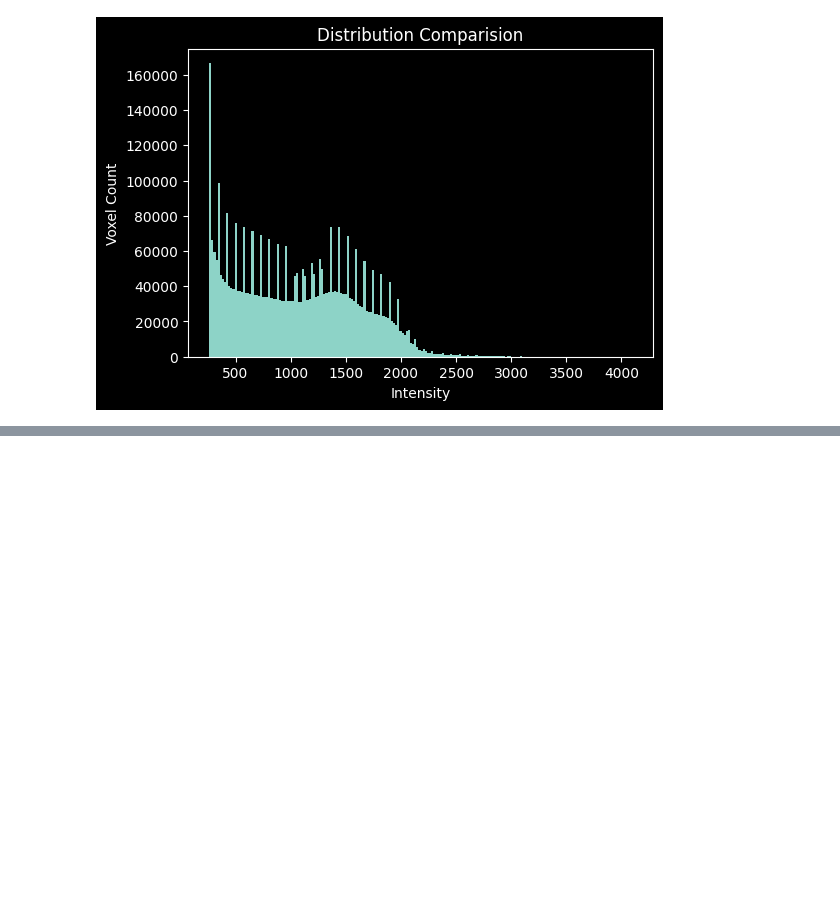
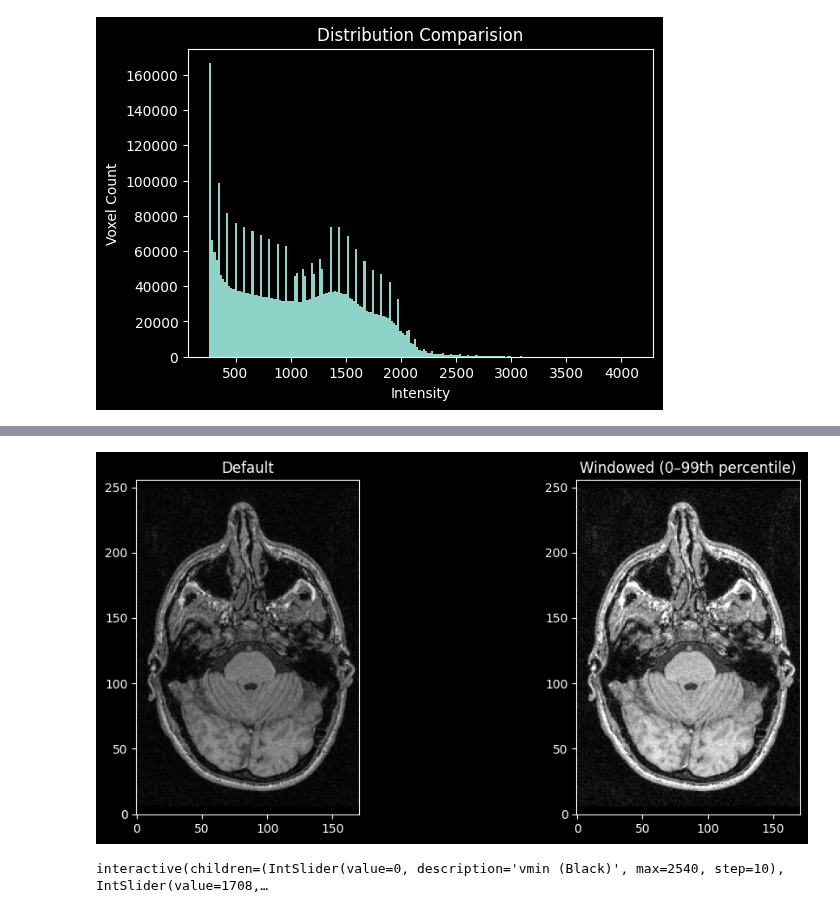
Before and after one commit to Herseybb/fmri-simon-analysis, a Jupyter notebook: notebooks/02_visualization.ipynb, the cells around one changed output, grey strips where cells are left out. Saved outputs shown, nothing was run; the diff lists cells and outputs as text; code cells hidden in the pictures; blank space fills up the shorter version.

Commit message:
finish visualisation

```diff
--- a/notebooks/02_visualization.ipynb
+++ b/notebooks/02_visualization.ipynb
@@ -60,0 +79,53 @@ plt.show()
+# %%
+slice_axial = data[:,:,z]
+
+plt.figure(figsize=(12,5))
+
+plt.subplot(1,2,1)
+plt.imshow(slice_axial.T, cmap="gray", origin="lower")
+plt.title("Default")
+
+plt.subplot(1,2,2)
+plt.imshow(slice_axial.T, cmap="gray", vmin=0, vmax=np.percentile(data, 99), origin="lower")
+plt.title("Windowed (0–99th percentile)")
+plt.show()
+# %% [output]
+[figure, added]
+# %%
+import matplotlib.pyplot as plt
+import numpy as np
+import ipywidgets as widgets
+from IPython.display import display
+
+slice_idx = data.shape[2] // 2
+sample_slice = data[:, :, slice_idx].T
+
+def interactive_windowing(vmin, vmax):
+    plt.figure(figsize=(10, 6))
+
+    plt.subplot(1, 2, 1)
+    plt.imshow(sample_slice, cmap='gray', vmin=vmin, vmax=vmax, origin='lower')
+    plt.title(f"Windowed Image\n(vmin={vmin}, vmax={vmax})")
+    plt.axis('off')
+
+    plt.subplot(1, 2, 2)
+    plt.hist(data[data > 10].ravel(), bins=100, color='gray', alpha=0.5)
+    plt.axvline(vmin, color='red', linestyle='--', label='vmin')
+    plt.axvline(vmax, color='green', linestyle='--', label='vmax')
+    plt.title("Intensity Distribution & Window")
+    plt.legend()
+    plt.xlim(0, np.percentile(data, 99.9)) # x axis
+
+    plt.tight_layout()
+    plt.show()
+
+
+max_limit = int(np.percentile(data, 99.9))
+
+widgets.interact(
+    interactive_windowing,
+    vmin=widgets.IntSlider(min=0, max=max_limit, step=10, value=0, description='vmin (Black)'),
+    vmax=widgets.IntSlider(min=0, max=max_limit, step=10, value=int(np.percentile(data, 95)), description='vmax (White)')
+);
+# %% [output]
+interactive(children=(IntSlider(value=0, description='vmin (Black)', max=2540, step=10), IntSlider(value=1708,…
```
Also changed, not shown: parts of 25 cells of this notebook.
